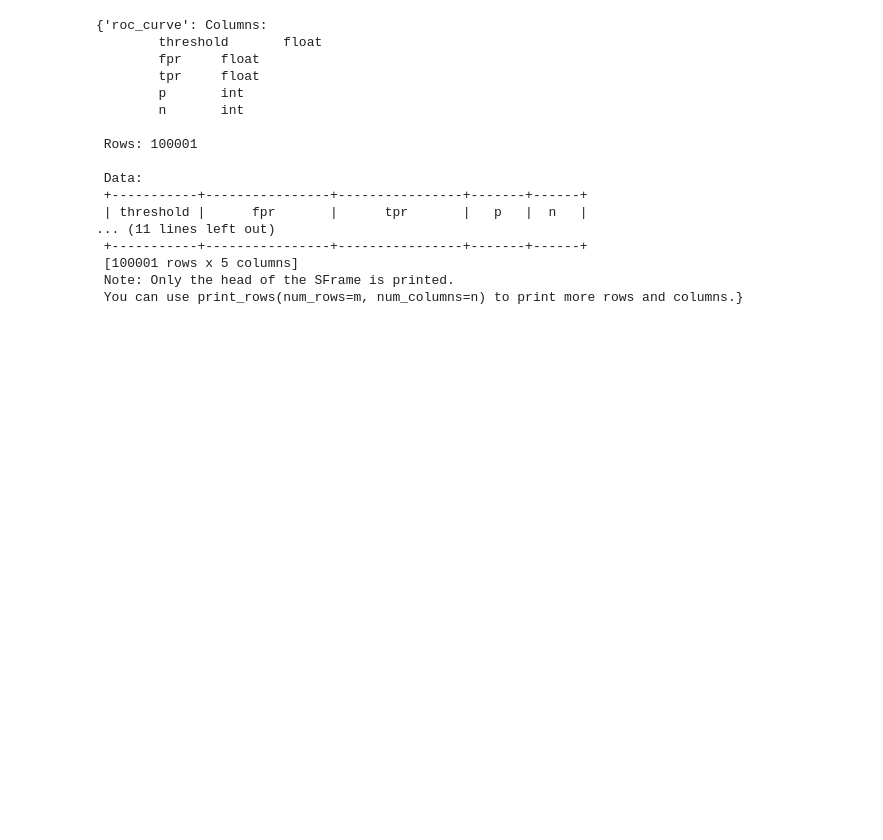
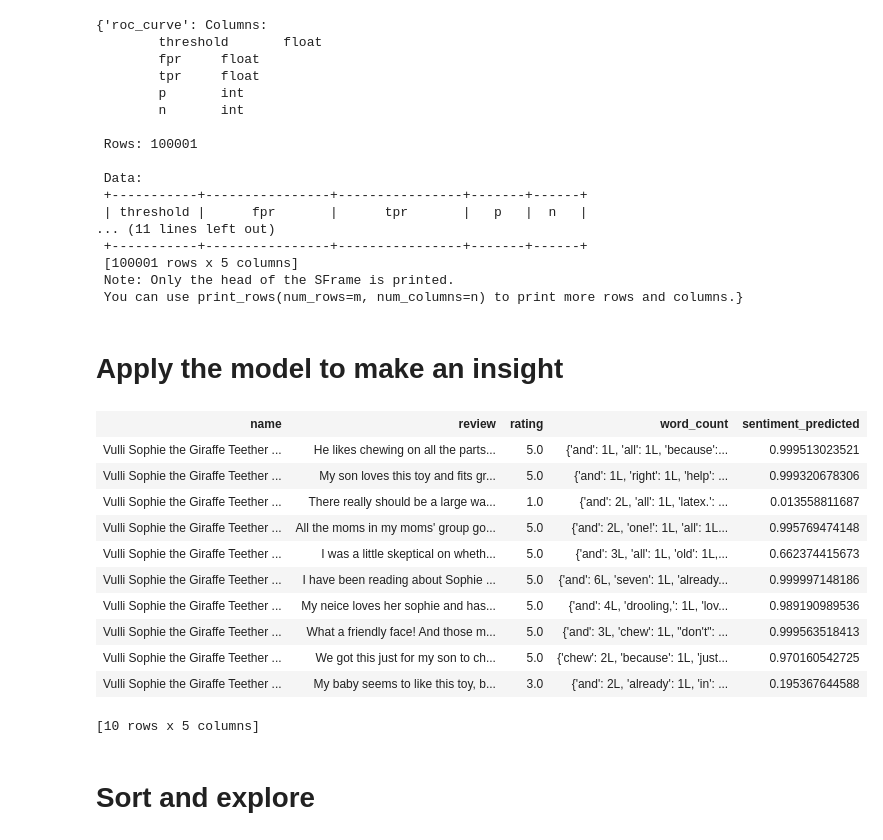
Before and after one commit to getmykhan/MLGraphLab, a Jupyter notebook: Sentiment Analysis.ipynb, the cells around one changed output. Drawn from its saved outputs; the diff is of its cells as text; code cells hidden in the pictures; blank space fills up the shorter version.

```diff
--- a/Sentiment Analysis.ipynb
+++ b/Sentiment Analysis.ipynb
@@ -136,3 +136,24 @@ sentiment_model.evaluate(test_data, metric = 'roc_curve')
  You can use print_rows(num_rows=m, num_columns=n) to print more rows and columns.}
 # %%
 sentiment_model.show('Evaluation')
+# %% [markdown]
+# Apply the model to make an insight
+# %%
+giraffe_review['sentiment_predicted'] = sentiment_model.predict(giraffe_review, output_type='probability')
+# %%
+giraffe_review.head()
+# %% [output]
+| name | review | rating | word_count | sentiment_predicted |
+| Vulli Sophie the Giraffe Teether ... | He likes chewing on all the parts... | 5.0 | {'and': 1L, 'all': 1L, 'because':... | 0.999513023521 |
+| Vulli Sophie the Giraffe Teether ... | My son loves this toy and fits gr... | 5.0 | {'and': 1L, 'right': 1L, 'help': ... | 0.999320678306 |
+| Vulli Sophie the Giraffe Teether ... | There really should be a large wa... | 1.0 | {'and': 2L, 'all': 1L, 'latex.': ... | 0.013558811687 |
+| Vulli Sophie the Giraffe Teether ... | All the moms in my moms' group go... | 5.0 | {'and': 2L, 'one!': 1L, 'all': 1L... | 0.995769474148 |
+| Vulli Sophie the Giraffe Teether ... | I was a little skeptical on wheth... | 5.0 | {'and': 3L, 'all': 1L, 'old': 1L,... | 0.662374415673 |
+| Vulli Sophie the Giraffe Teether ... | I have been reading about Sophie ... | 5.0 | {'and': 6L, 'seven': 1L, 'already... | 0.999997148186 |
+| Vulli Sophie the Giraffe Teether ... | My neice loves her sophie and has... | 5.0 | {'and': 4L, 'drooling,': 1L, 'lov... | 0.989190989536 |
+| Vulli Sophie the Giraffe Teether ... | What a friendly face! And those m... | 5.0 | {'and': 3L, 'chew': 1L, "don't": ... | 0.999563518413 |
+| Vulli Sophie the Giraffe Teether ... | We got this just for my son to ch... | 5.0 | {'chew': 2L, 'because': 1L, 'just... | 0.970160542725 |
+| Vulli Sophie the Giraffe Teether ... | My baby seems to like this toy, b... | 3.0 | {'and': 2L, 'already': 1L, 'in': ... | 0.195367644588 |
+[10 rows x 5 columns]
+# %% [markdown]
+# Sort and explore
```
Also changed, not shown: parts of 13 cells of this notebook.
